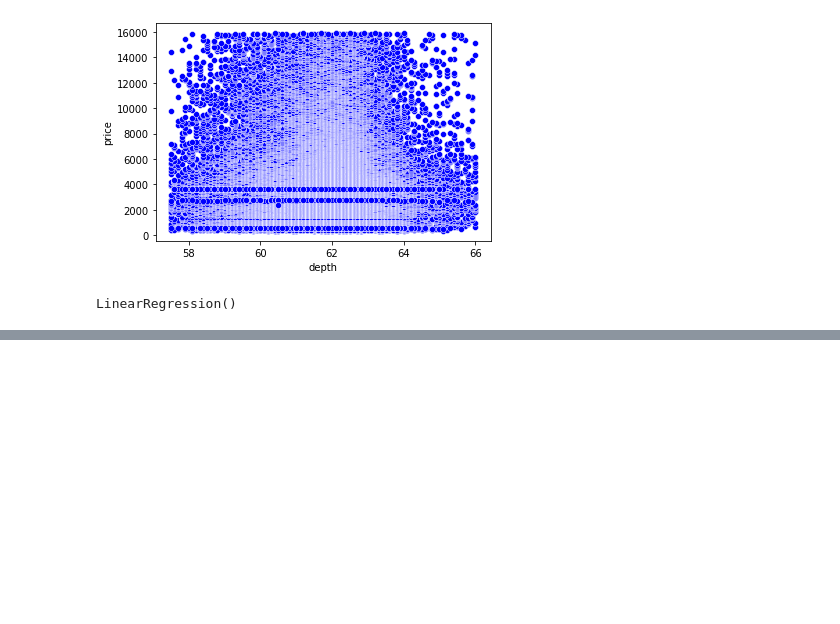
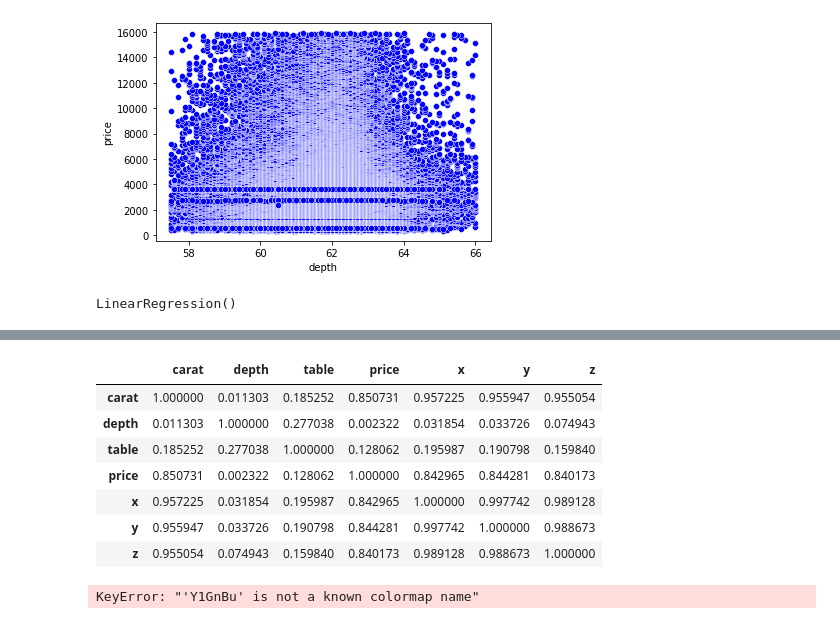
Before and after one commit to Gerardoaaburto/Actividad-1, a Jupyter notebook: Actividad1.ipynb, the cells around one changed output, grey strips where cells are left out. Saved outputs shown, nothing was run; the diff lists cells and outputs as text; code cells hidden in the pictures; blank space fills up the shorter version.

```diff
--- a/Actividad1.ipynb
+++ b/Actividad1.ipynb
@@ -846,0 +859,17 @@ coef_Correl8
+# %%
+carr_dff1=abs(carr_dff)
+carr_dff1
+# %% [output]
+|  | carat | depth | table | price | x | y | z |
+| carat | 1.000000 | 0.011303 | 0.185252 | 0.850731 | 0.957225 | 0.955947 | 0.955054 |
+| depth | 0.011303 | 1.000000 | 0.277038 | 0.002322 | 0.031854 | 0.033726 | 0.074943 |
+| table | 0.185252 | 0.277038 | 1.000000 | 0.128062 | 0.195987 | 0.190798 | 0.159840 |
+| price | 0.850731 | 0.002322 | 0.128062 | 1.000000 | 0.842965 | 0.844281 | 0.840173 |
+| x | 0.957225 | 0.031854 | 0.195987 | 0.842965 | 1.000000 | 0.997742 | 0.989128 |
+| y | 0.955947 | 0.033726 | 0.190798 | 0.844281 | 0.997742 | 1.000000 | 0.988673 |
+| z | 0.955054 | 0.074943 | 0.159840 | 0.840173 | 0.989128 | 0.988673 | 1.000000 |
+# %%
+Heat_Map= sns.heatmap(carr_dff1, cmap ='Y!GnBu')
+Heat_Map
+# %% [output]
+KeyError: "'Y1GnBu' is not a known colormap name"
```
Also changed, not shown: parts of 14 cells of this notebook.
